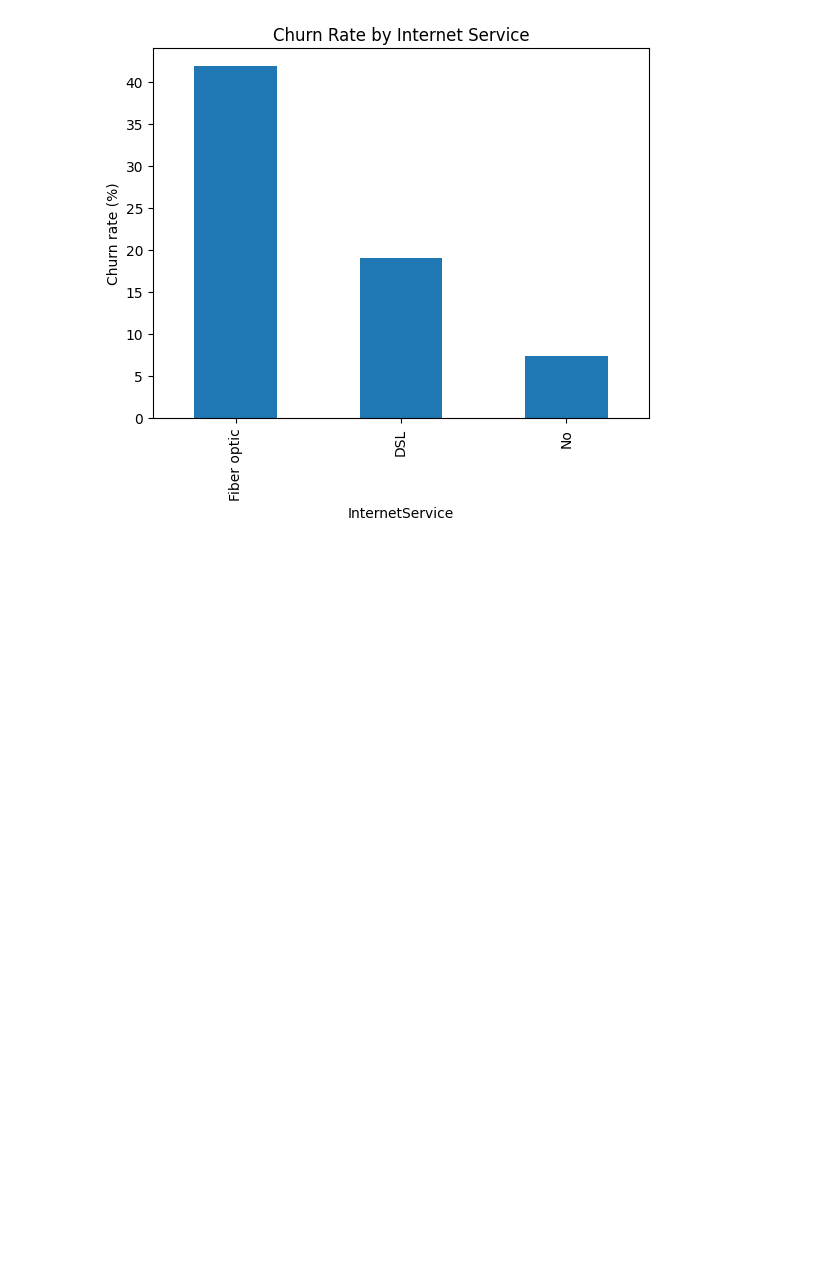
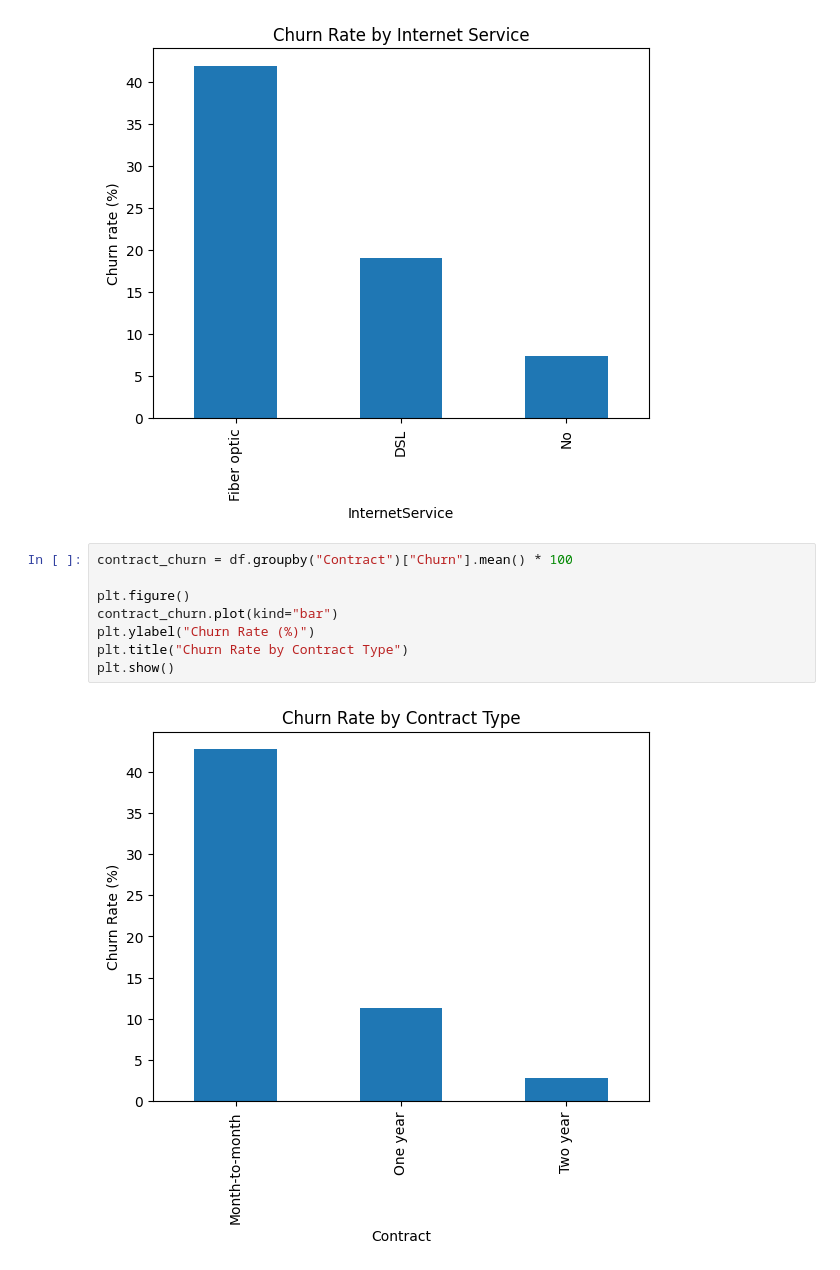
Before and after one commit to vvXranjan/telco-churn-analysis, a Jupyter notebook: notebooks/02_eda.ipynb, the cells around one changed output. Cells and saved outputs as stored; diff of their text form; blank space fills up the shorter version.

Commit message:
Add churn drivers analysis and EDA visualizations

```diff
--- a/notebooks/02_eda.ipynb
+++ b/notebooks/02_eda.ipynb
@@ -135,3 +143,13 @@ internet_churn.plot(kind="bar", title="Churn Rate by Internet Service", ylabel="
 plt.show()
 # %% [output]
 [figure]
+# %%
+contract_churn = df.groupby("Contract")["Churn"].mean() * 100
+
+plt.figure()
+contract_churn.plot(kind="bar")
+plt.ylabel("Churn Rate (%)")
+plt.title("Churn Rate by Contract Type")
+plt.show()
+# %% [output]
+[figure, added]
```
Also changed, not shown: parts of 8 cells of this notebook.
